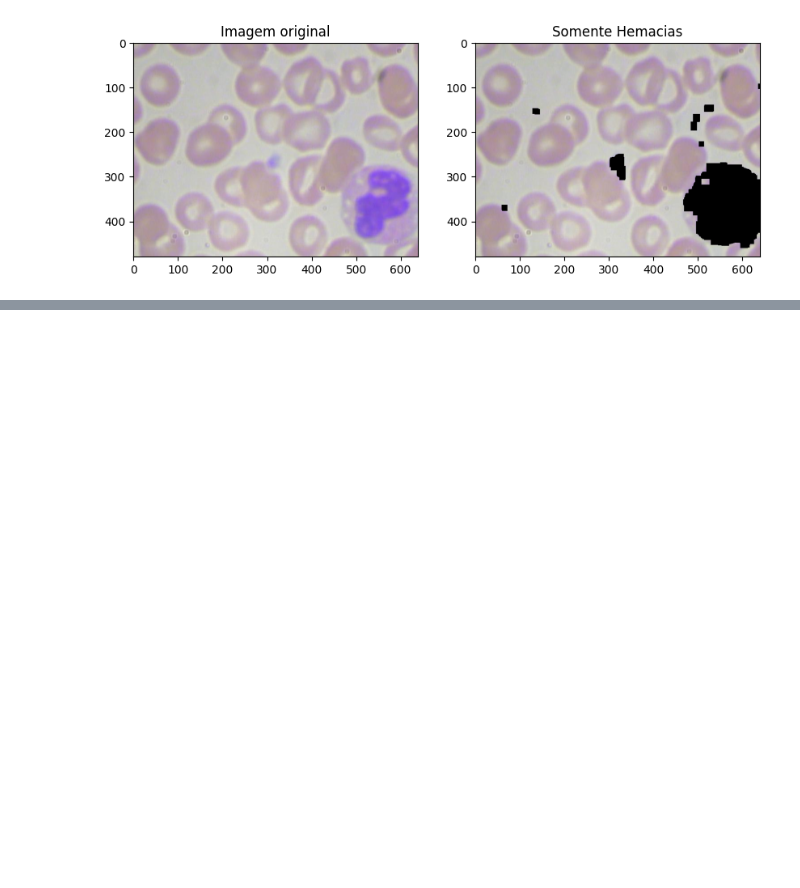
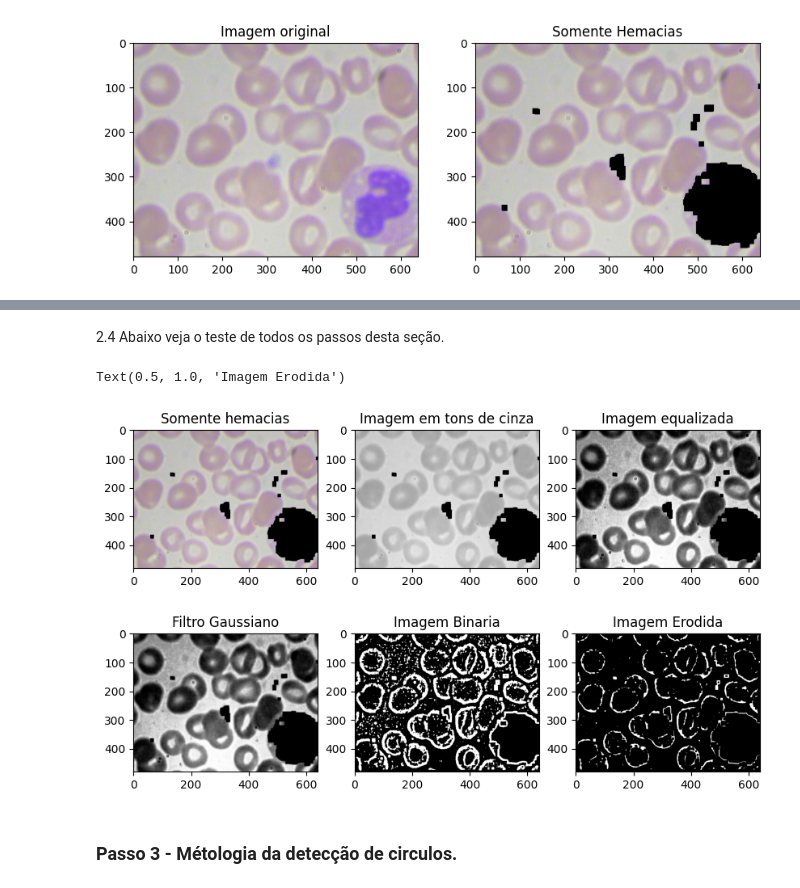
Before and after one commit to gabrielbtera/contagem-hemacias, a Jupyter notebook: temp/contagem-hemacias.ipynb, the cells around one changed output, grey strips where cells are left out. Cells and saved outputs as stored; diff of their text form; code cells hidden in the pictures; blank space fills up the shorter version.

Commit message:
feat: ajuste para metodos manuais

```diff
--- a/temp/contagem-hemacias.ipynb
+++ b/temp/contagem-hemacias.ipynb
@@ -150,0 +175,52 @@ def meu_adaptiveThreshold(img, max_level, metodo, type_threshold, block_size, C)
+# %%
+def binariza_imagem(img_processada):
+    '''
+    Binariza a imagem  de forma adaptativa com o uso do método obtivemos os
+    melhores resultados para as imagens selecionadas ajustamos para
+    '''
+
+    img_binary = meu_adaptiveThreshold(img_processada, 255, 0, 1, 15, 7)
+
+    # Aplicacao da erosao para fazer uma limpeza nos ruídos
+    k = 5
+    i = 5
+    kernel = np.ones((k,k),np.uint8)
+    img_erodida = cv2.erode(img_binary, kernel, i)
+
+    inverso = 255-img_erodida
+
+    return img_binary, img_erodida, inverso
+# %% [markdown]
+2.4 Abaixo veja o teste de todos os passos desta seção.
+# %%
+# Testando
+
+img_gray, img_eq, img_gaussian = preprocessamento(img_hemacias)
+img_binary, img_erode, img_inverse = binariza_imagem(img_gaussian)
+
+fig, ax = plt.subplots(nrows=2, ncols=3, figsize=(10,6))
+fig.subplots_adjust(hspace= .2, wspace= .2)
+
+
+ax[0][0].imshow(img_hemacias)
+ax[0][0].set_title('Somente hemacias')
+
+ax[0][1].imshow(img_gray, cmap='gray')
+ax[0][1].set_title('Imagem em tons de cinza')
+
+ax[0][2].imshow(img_eq, cmap='gray')
+ax[0][2].set_title('Imagem equalizada')
+
+ax[1][0].imshow(img_gaussian, cmap='gray')
+ax[1][0].set_title('Filtro Gaussiano')
+
+ax[1][1].imshow(img_binary, cmap='gray')
+ax[1][1].set_title('Imagem Binaria')
+
+ax[1][2].imshow(img_erode, cmap='gray')
+ax[1][2].set_title('Imagem Erodida')
+# %% [output]
+Text(0.5, 1.0, 'Imagem Erodida')
+[figure, added]
+# %% [markdown]
+### Passo 3 - Métologia da detecção de circulos.
```
Also changed, not shown: parts of 13 cells of this notebook, 1 other file.
